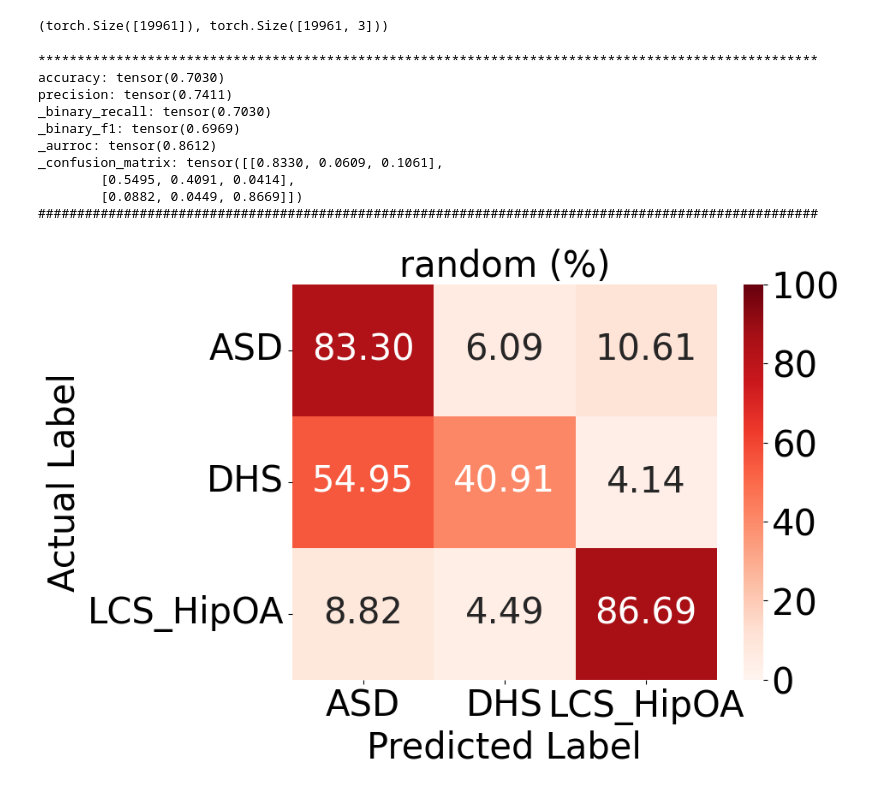
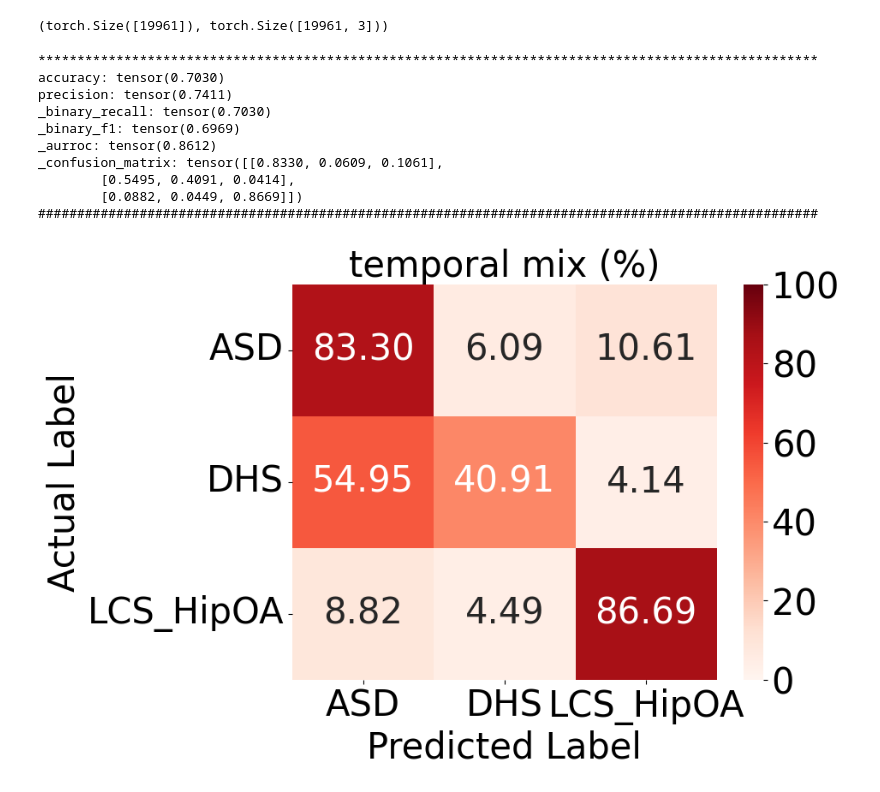
Before and after one commit to ChenKaiXuSan/Skeleton_ASD_PyTorch, a Jupyter notebook: analysis/draw_CM.ipynb, the cells around one changed output. Cells and saved outputs as stored; diff of their text form; code cells hidden in the pictures.

```diff
--- a/analysis/draw_CM.ipynb
+++ b/analysis/draw_CM.ipynb
@@ -141,32 +141,32 @@ print('_confusion_matrix: %s' % _confusion_matrix(all_pred, all_label))
 print('#' * 100)
 
 import matplotlib.pyplot as plt
 import seaborn as sns
 
 # 设置字体和标题样式
 plt.rcParams.update({'font.size': 30, 'font.family': 'sans-serif'})
 
 # 假设的混淆矩阵数据
 confusion_matrix_data = _confusion_matrix(all_pred, all_label).cpu().numpy() * 100
 
 axis_labels = ['ASD', 'DHS', 'LCS_HipOA']
 
 # 使用matplotlib和seaborn绘制混淆矩阵
 plt.figure(figsize=(8, 6))
 sns.heatmap(confusion_matrix_data, annot=True, fmt='.2f', cmap='Reds', xticklabels=axis_labels, yticklabels=axis_labels, vmin=0, vmax=100)
-plt.title(f'random (%)', fontsize=30)
+plt.title(f'{gait_cycle} (%)', fontsize=30)
 plt.ylabel('Actual Label', fontsize=30)
 plt.xlabel('Predicted Label', fontsize=30)
 plt.show()
 # %% [output]
 ****************************************************************************************************
 accuracy: tensor(0.7030)
 precision: tensor(0.7411)
 _binary_recall: tensor(0.7030)
 _binary_f1: tensor(0.6969)
 _aurroc: tensor(0.8612)
 _confusion_matrix: tensor([[0.8330, 0.0609, 0.1061],
         [0.5495, 0.4091, 0.0414],
         [0.0882, 0.0449, 0.8669]])
 ####################################################################################################
-[figure, old version]
+[figure, new version]
```
Also changed, not shown: parts of 2 cells of this notebook.
